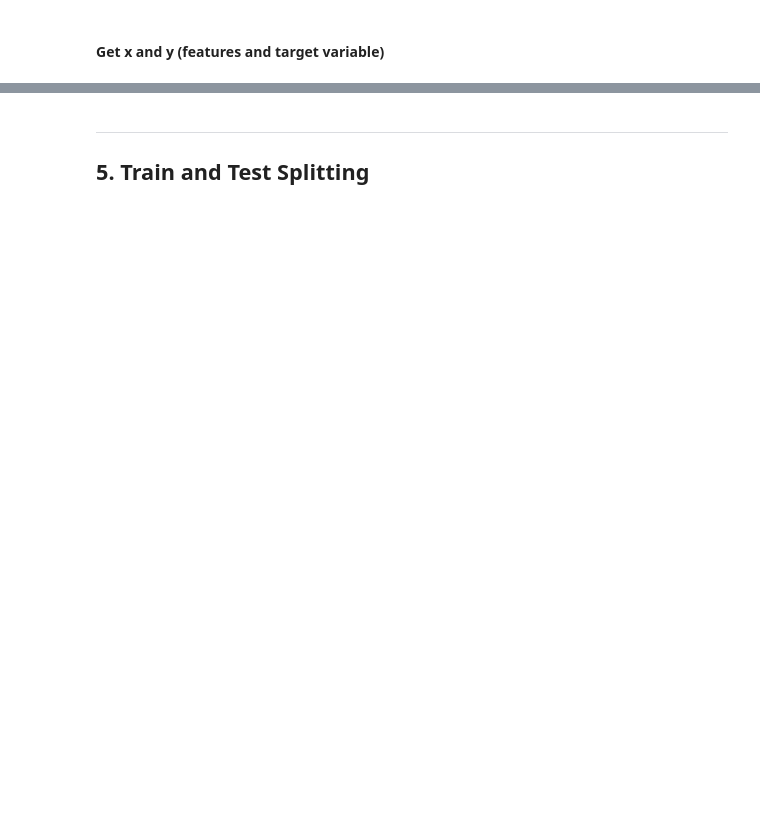
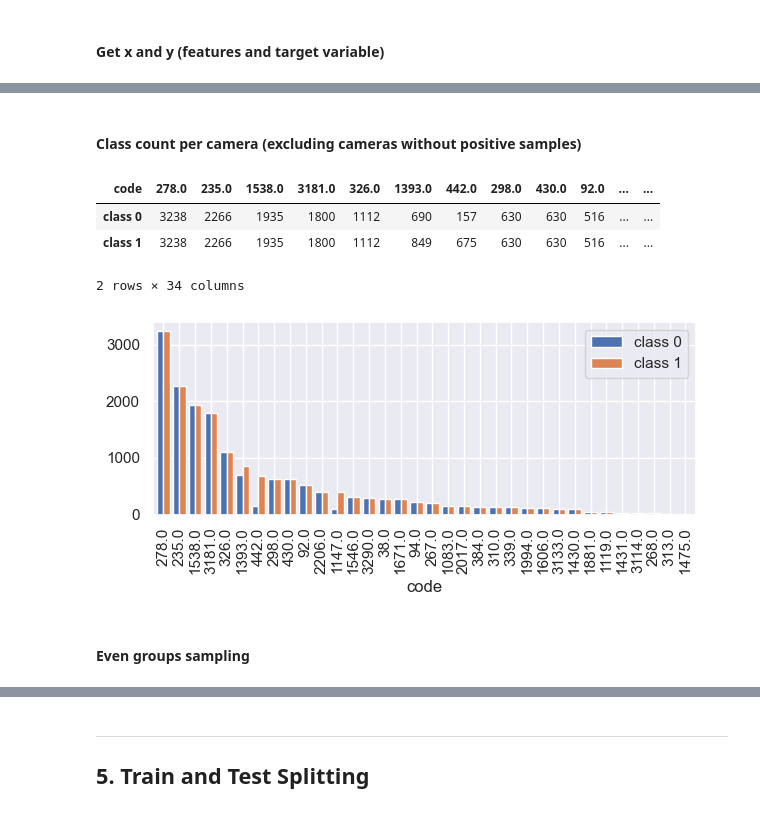
Before and after one commit to luisresende13/octa-flood-images, a Jupyter notebook: Example Split + Copy Images into Split Folders.ipynb, the cells around one changed output, grey strips where cells are left out. Drawn from its saved outputs; the diff is of its cells as text; code cells hidden in the pictures; blank space fills up the shorter version.

```diff
--- a/Example Split + Copy Images into Split Folders.ipynb
+++ b/Example Split + Copy Images into Split Folders.ipynb
@@ -493,0 +180,23 @@ plt.show()
+# %%
+cnt_0 = groups[Y == 0.0].value_counts()
+cnt_1 = groups[Y == 1.0].value_counts()
+
+index = []
+for code in cnt_1.index:
+    Y_code = Y[groups == code]
+    n_samples = min(cnt_0.loc[code], cnt_1.loc[code])
+    index += Y_code[Y_code == 1.0].index.tolist()
+    index += Y_code[Y_code == 0.0].sample(n_samples, replace=replace, random_state=random_state).index.tolist()
+
+x_res = X.loc[index]
+y_res = Y.loc[index]
+y_multi_res = Y_multi.loc[index]
+groups_res = groups.loc[index]
+
+print('Total samples:', len(y_res))
+print()
+display(y_res.value_counts())
+print()
+print(y_multi_res.value_counts())
+print()
+display(y_res.index)
@@ -493,0 +222,23 @@ plt.show()
+# %% [markdown]
+#### Class count per camera (excluding cameras without positive samples)
+# %%
+cnt_0 = groups_res[y_res == 0.0].value_counts()
+cnt_1 = groups_res[y_res == 1.0].value_counts()
+cnt_0 = cnt_0.loc[cnt_1.index]
+
+code_class_cnt = pd.concat([cnt_0.rename('class 0'), cnt_1.rename('class 1')], axis=1)
+display(code_class_cnt.T)
+
+fig = plt.figure(figsize=(7, 2.5))
+ax = fig.subplots(1, 1)
+
+code_class_cnt.plot.bar(width=0.8, ax=ax)
+plt.show()
+# %% [output]
+| code | 278.0 | 235.0 | 1538.0 | 3181.0 | 326.0 | 1393.0 | 442.0 | 298.0 | 430.0 | 92.0 | ... | ... |
+| class 0 | 3238 | 2266 | 1935 | 1800 | 1112 | 690 | 157 | 630 | 630 | 516 | ... | ... |
+| class 1 | 3238 | 2266 | 1935 | 1800 | 1112 | 849 | 675 | 630 | 630 | 516 | ... | ... |
+2 rows × 34 columns
+[figure, added]
+# %% [markdown]
+#### Even groups sampling
```
Also changed, not shown: parts of 54 cells of this notebook, 5 other files.
